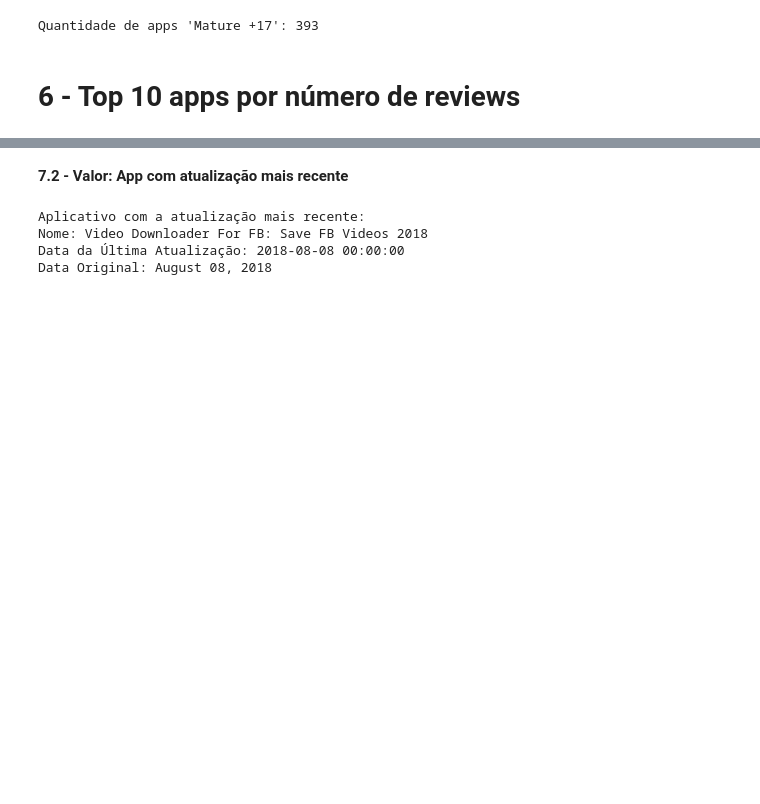
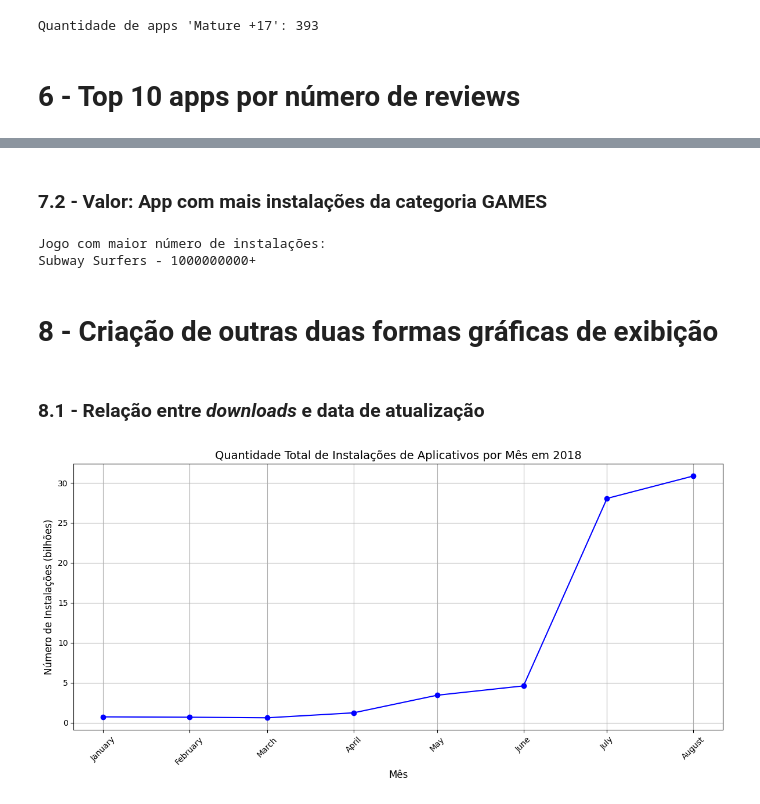
Before and after one commit to ArturMariano13/data-analytics-compass-pb, a Jupyter notebook: Sprint 3/desafio/script.IPYNB, the cells around one changed output, grey strips where cells are left out. Drawn from its saved outputs; the diff is of its cells as text; code cells hidden in the pictures; blank space fills up the shorter version.

```diff
--- a/Sprint 3/desafio/script.IPYNB
+++ b/Sprint 3/desafio/script.IPYNB
@@ -153,18 +553,49 @@ My Talking Tom - 500000000+
 # %% [markdown]
-**7.2 - Valor: App com atualização mais recente**
+### 7.2 - Valor: App com mais instalações da categoria GAMES
-# %%
-df['Last Updated'] = pd.to_datetime(df['Last Updated'], format='%B %d, %Y')
-
-# Encontrar o aplicativo com a atualização mais recente
-most_recent_update = df.loc[df['Last Updated'].idxmax()]
-
-# Exibir o aplicativo com a atualização mais recente
-print(f"Aplicativo com a atualização mais recente:")
-print(f"Nome: {most_recent_update['App']}")
-print(f"Data da Última Atualização: {most_recent_update['Last Updated']}")
-print(f"Data Original: {most_recent_update['Last Updated'].strftime('%B %d, %Y')}")
-# %% [output]
-Aplicativo com a atualização mais recente:
-Nome: Video Downloader For FB: Save FB Videos 2018
-Data da Última Atualização: 2018-08-08 00:00:00
-Data Original: August 08, 2018
+# %%
+games_df = dfNoDup[dfNoDup['Category'] == 'GAME']
+
+most_installed_index = games_df['Installs'].idxmax()
+
+most_installed_game = games_df.loc[most_installed_index]
+
+print(f"Jogo com maior número de instalações:")
+print(f"{most_installed_game['App']} - {most_installed_game['Installs']}+")
+# %% [output]
+Jogo com maior número de instalações:
+Subway Surfers - 1000000000+
+# %% [markdown]
+# 8 - Criação de outras duas formas gráficas de exibição
+# %% [markdown]
+### 8.1 - Relação entre *downloads* e data de atualização
+# %%
+dfApps2018 = dfNoDup[dfNoDup['Last Updated'].dt.year == 2018]
+
+# soma de instalações por mês
+monthly_installs = dfApps2018.groupby(dfApps2018['Last Updated'].dt.to_period('M'))['Installs'].sum()
+
+all_months = pd.period_range(start='2018-01', end='2018-08', freq='M')
+all_months_df = pd.DataFrame(index=all_months, data={'Installs': 0})
+
+monthly_installs_df = pd.DataFrame(monthly_installs).rename(columns={'Installs': 'Installs'})
+all_months_df.update(monthly_installs_df)
+
+# conversão para a casa dos bilhões
+all_months_df['Installs'] = all_months_df['Installs'] / 1e9
+
+plt.figure(figsize=(12, 6))
+plt.plot(all_months_df.index.to_timestamp(), all_months_df['Installs'], marker='o', linestyle='-', color='b')
+
+# formatação do gráfico
+plt.title('Quantidade Total de Instalações de Aplicativos por Mês em 2018', fontsize=14)
+plt.xlabel('Mês', fontsize=12)
+plt.ylabel('Número de Instalações (bilhões)', fontsize=12)
+plt.grid(True)
+
+months_labels = all_months_df.index.to_timestamp().strftime('%B')
+plt.xticks(ticks=all_months_df.index.to_timestamp(), labels=months_labels, rotation=45)
+
+plt.tight_layout()
+plt.show()
+# %% [output]
+[figure, added]
```
Also changed, not shown: parts of 63 cells of this notebook, 12 other files.
